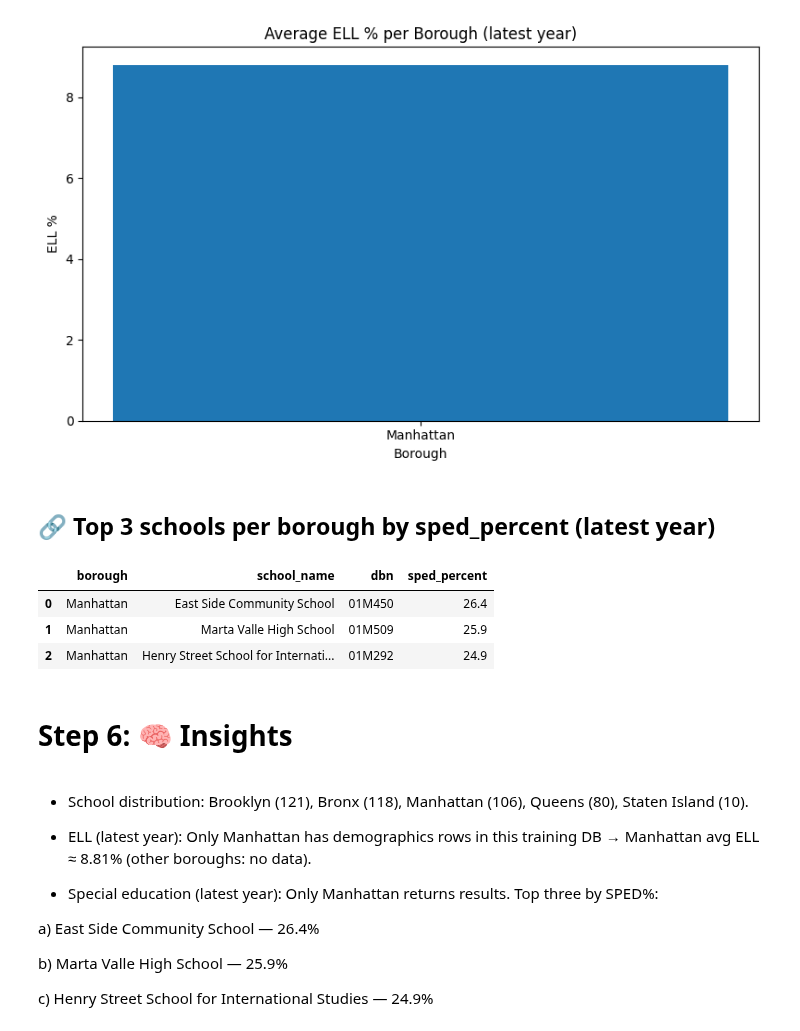
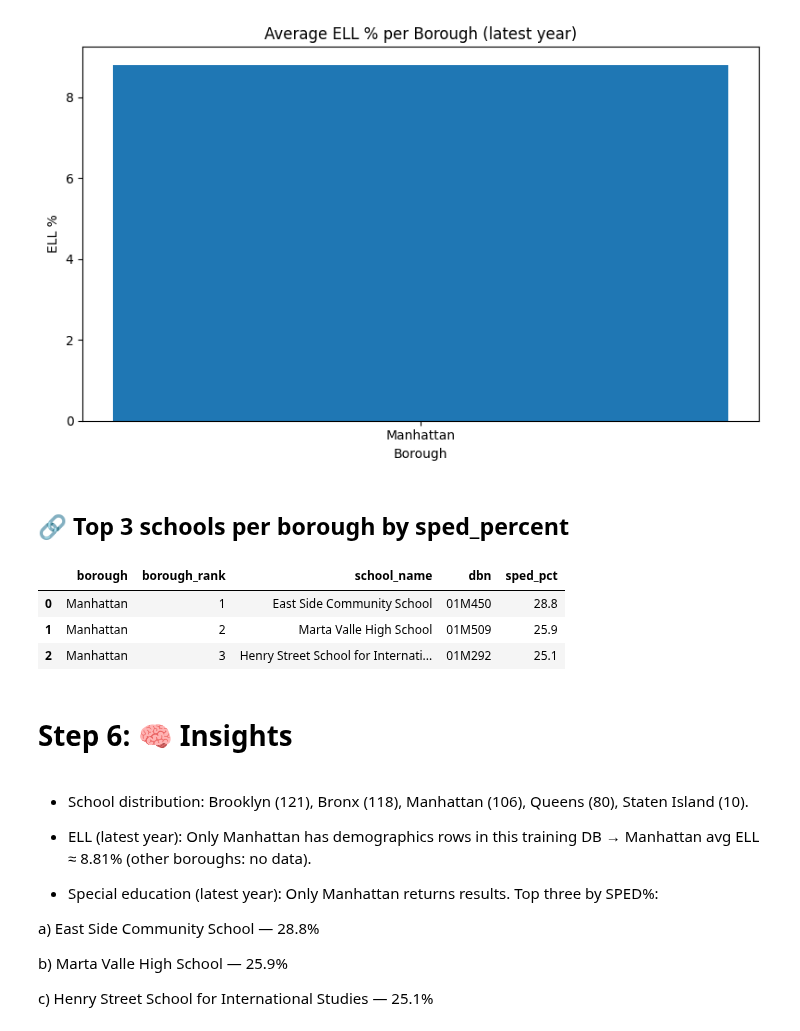
Before and after one commit to webeet-io/_onboarding_data, a Jupyter notebook: daily_tasks/day_3/day3_sql_analysis.ipynb, the cells around one changed output. Saved outputs shown, nothing was run; the diff lists cells and outputs as text; code cells hidden in the pictures.

```diff
--- a/daily_tasks/day_3/day3_sql_analysis.ipynb
+++ b/daily_tasks/day_3/day3_sql_analysis.ipynb
@@ -232,41 +224,43 @@ plt.show()
 # %% [output]
 [figure]
 # %% [markdown]
-## 🔗 Top 3 schools per borough by sped_percent (latest year)
+## 🔗 Top 3 schools per borough by sped_percent
 # %%
 q3 = pd.read_sql("""
-WITH latest AS (
-  SELECT dbn, MAX(schoolyear) AS schoolyear
-  FROM nyc_schools.school_demographics
-  GROUP BY dbn
+WITH cleaned AS (
+  SELECT
+    h.borough, h.school_name, h.dbn,
+    NULLIF(regexp_replace(sd.sped_percent::text,'[^0-9.]','','g'),'')::numeric AS sped_pct
+  FROM nyc_schools.high_school_directory h
+  JOIN nyc_schools.school_demographics sd USING (dbn)
+  WHERE h.borough IS NOT NULL
 ),
-scored AS (
-  SELECT
-    h.borough,
-    h.school_name AS school_name,           -- <— use this
-    h.dbn,
-    NULLIF(regexp_replace(sd.sped_percent::text, '[^0-9.]', '', 'g'), '')::numeric AS sped_pct
-  FROM nyc_schools.high_school_directory h
-  JOIN latest l ON l.dbn = h.dbn
-  JOIN nyc_schools.school_demographics sd
-    ON sd.dbn = l.dbn AND sd.schoolyear = l.schoolyear
+per_school AS (
+  SELECT borough, school_name, dbn, MAX(sped_pct) AS max_sped_pct
+  FROM cleaned
+  WHERE sped_pct IS NOT NULL
+  GROUP BY borough, school_name, dbn
+),
+ranked AS (
+  SELECT *,
+         ROW_NUMBER() OVER (
+           PARTITION BY borough
+           ORDER BY max_sped_pct DESC NULLS LAST, school_name
+         ) AS rnk
+  FROM per_school
 )
-SELECT borough, school_name, dbn, ROUND(sped_pct::numeric, 2) AS sped_percent
-FROM (
-  SELECT *,
-         DENSE_RANK() OVER (PARTITION BY borough ORDER BY sped_pct DESC NULLS LAST) AS rnk
-  FROM scored
-) r
+SELECT borough, rnk AS borough_rank, school_name, dbn, max_sped_pct AS sped_pct
+FROM ranked
 WHERE rnk <= 3
-ORDER BY borough, sped_percent DESC;
+ORDER BY borough, borough_rank;
 """, conn)
 
 q3
 # %% [output]
-|  | borough | school_name | dbn | sped_percent |
-| 0 | Manhattan | East Side Community School | 01M450 | 26.4 |
-| 1 | Manhattan | Marta Valle High School | 01M509 | 25.9 |
-| 2 | Manhattan | Henry Street School for Internati... | 01M292 | 24.9 |
+|  | borough | borough_rank | school_name | dbn | sped_pct |
+| 0 | Manhattan | 1 | East Side Community School | 01M450 | 28.8 |
+| 1 | Manhattan | 2 | Marta Valle High School | 01M509 | 25.9 |
+| 2 | Manhattan | 3 | Henry Street School for Internati... | 01M292 | 25.1 |
 # %% [markdown]
 
 # Step 6: 🧠 Insights
@@ -277,8 +271,8 @@ q3
 
 - Special education (latest year): Only Manhattan returns results. Top three by SPED%:
 
-a) East Side Community School — 26.4%
+a) East Side Community School — 28.8%
 
 b) Marta Valle High School — 25.9%
 
-c) Henry Street School for International Studies — 24.9%
+c) Henry Street School for International Studies — 25.1%
```
Also changed, not shown: parts of 1 cell of this notebook.
